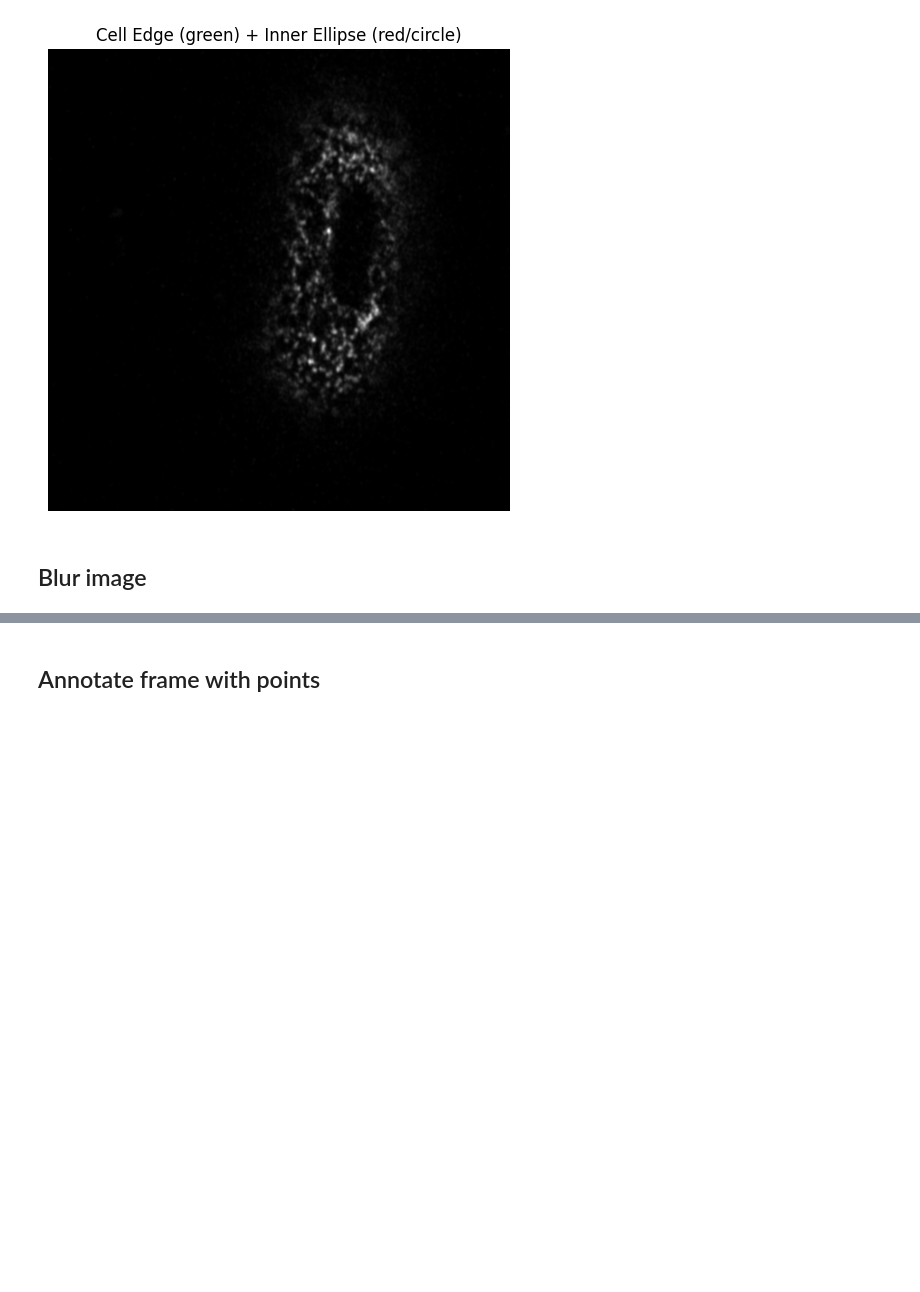
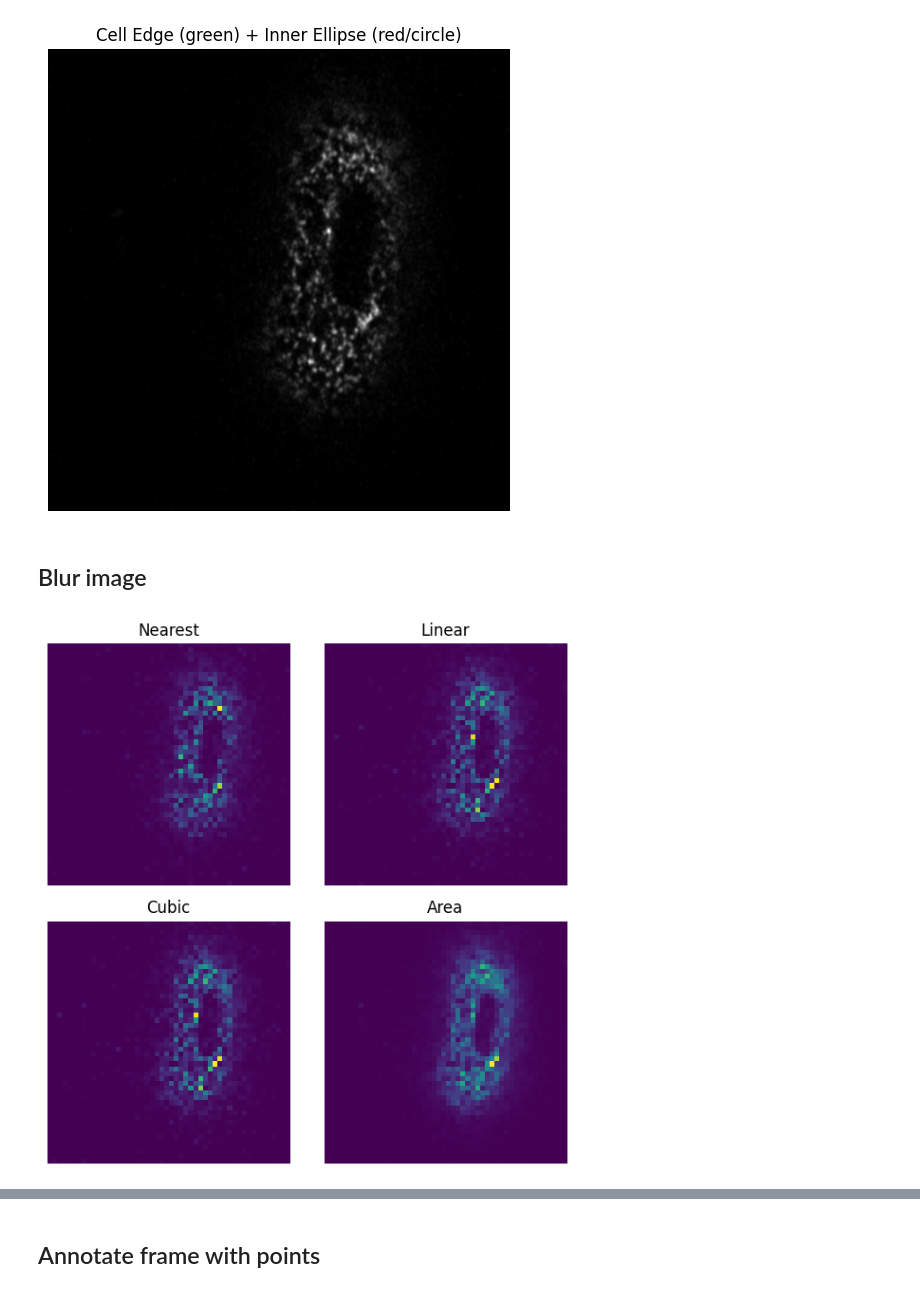
Before and after one commit to signynas/diet4CoLA, a Jupyter notebook: perpendicular/perpendicular_velocities.ipynb, the cells around one changed output, grey strips where cells are left out. Saved outputs shown, nothing was run; the diff lists cells and outputs as text; code cells hidden in the pictures; blank space fills up the shorter version.

```diff
--- a/perpendicular/perpendicular_velocities.ipynb
+++ b/perpendicular/perpendicular_velocities.ipynb
@@ -313,27 +313,24 @@ plt.show()
 # %% [markdown]
 ## Blur image
 # %%
-# Downsampling example
-img_rgb = cv2.cvtColor(img, cv2.COLOR_BGR2RGB) # OpenCV opens as BGR, should be converted to Maplotlibs RGB
-small = cv2.resize(img_rgb, (50, 50))
-plt.imshow(small)
-
 # Differences in interpolation in OpenCV
 
 # Resize using different interpolation methods
-small_nearest = cv2.resize(img_rgb, (50, 50), interpolation=cv2.INTER_NEAREST)
-small_linear  = cv2.resize(img_rgb, (50, 50), interpolation=cv2.INTER_LINEAR)
-small_cubic   = cv2.resize(img_rgb, (50, 50), interpolation=cv2.INTER_CUBIC)
-small_area    = cv2.resize(img_rgb, (50, 50), interpolation=cv2.INTER_AREA)
+small_nearest = cv2.resize(img, (50, 50), interpolation=cv2.INTER_NEAREST)
+small_linear  = cv2.resize(img, (50, 50), interpolation=cv2.INTER_LINEAR)
+small_cubic   = cv2.resize(img, (50, 50), interpolation=cv2.INTER_CUBIC)
+small_area    = cv2.resize(img, (50, 50), interpolation=cv2.INTER_AREA)
 
 # Plot all interpolation results together
 plt.figure(figsize=(6, 6))
 plt.subplot(2, 2, 1); plt.imshow(small_nearest); plt.title("Nearest"); plt.axis('off')
 plt.subplot(2, 2, 2); plt.imshow(small_linear); plt.title("Linear"); plt.axis('off')
 plt.subplot(2, 2, 3); plt.imshow(small_cubic); plt.title("Cubic"); plt.axis('off')
 plt.subplot(2, 2, 4); plt.imshow(small_area); plt.title("Area"); plt.axis('off')
 plt.tight_layout()
 plt.show()
+# %% [output]
+[figure, added]
 # %%
 # Downsampling, upsampling, then blur
 
```
Also changed, not shown: parts of 2 cells of this notebook.
